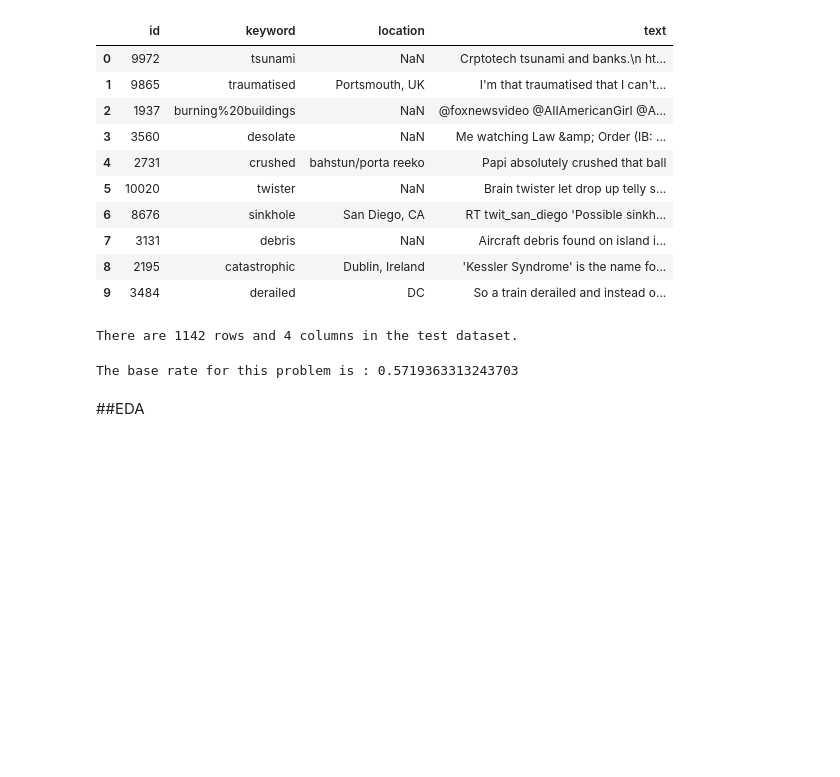
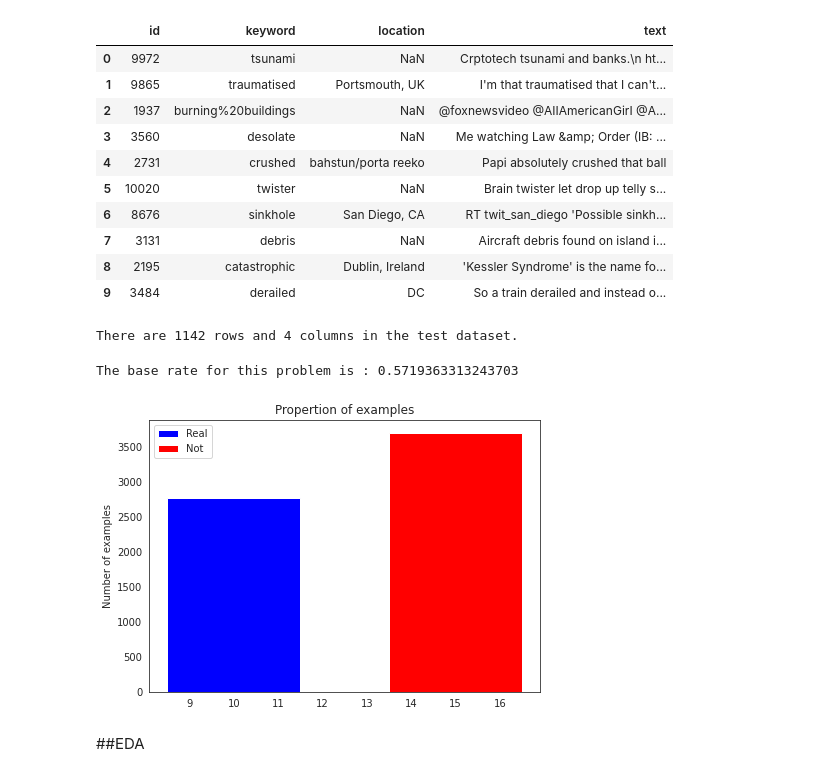
Before and after one commit to sfrancey/Real-or-Not-NLP-with-Disaster-Tweets_Team_Blancpain, a Jupyter notebook: Code/team_blancpain.ipynb, the cells around one changed output. Saved outputs shown, nothing was run; the diff lists cells and outputs as text; code cells hidden in the pictures; blank space fills up the shorter version.

```diff
--- a/Code/team_blancpain.ipynb
+++ b/Code/team_blancpain.ipynb
@@ -64,6 +64,21 @@ base_rate = max(len(df_train[df_train["target"] == 0]) / len(df_train), len(df_t
 print("The base rate for this problem is :", base_rate)
 # %% [output]
 The base rate for this problem is : 0.5719363313243703
+# %%
+# extracting the number of examples of each class
+Real_len = df_train[df_train['target'] == 1].shape[0]
+Not_len = df_train[df_train['target'] == 0].shape[0]
+
+# bar plot of the 3 classes
+plt.rcParams['figure.figsize'] = (7, 5)
+plt.bar(10,Real_len,3, label="Real", color='blue')
+plt.bar(15,Not_len,3, label="Not", color='red')
+plt.legend()
+plt.ylabel('Number of examples')
+plt.title('Propertion of examples')
+plt.show()
+# %% [output]
+[figure, added]
 # %% [markdown]
 ##EDA
 # %%
```
Also changed, not shown: parts of 10 cells of this notebook.
